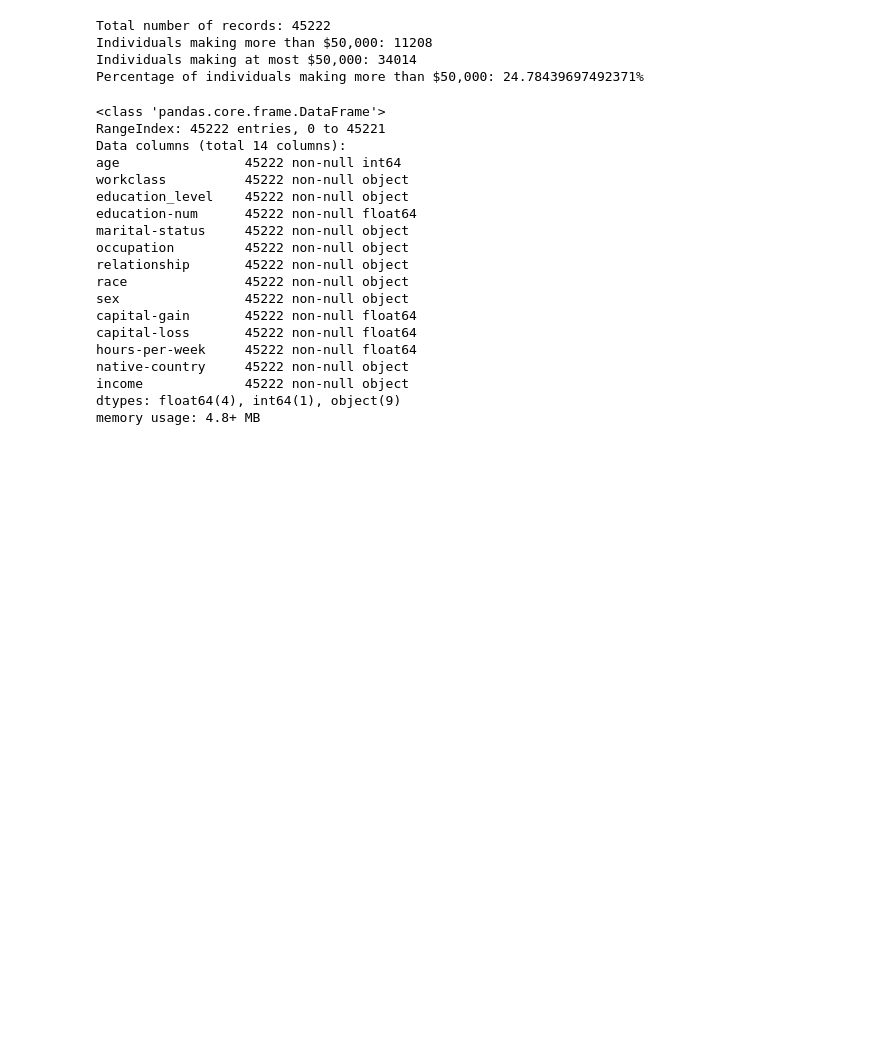
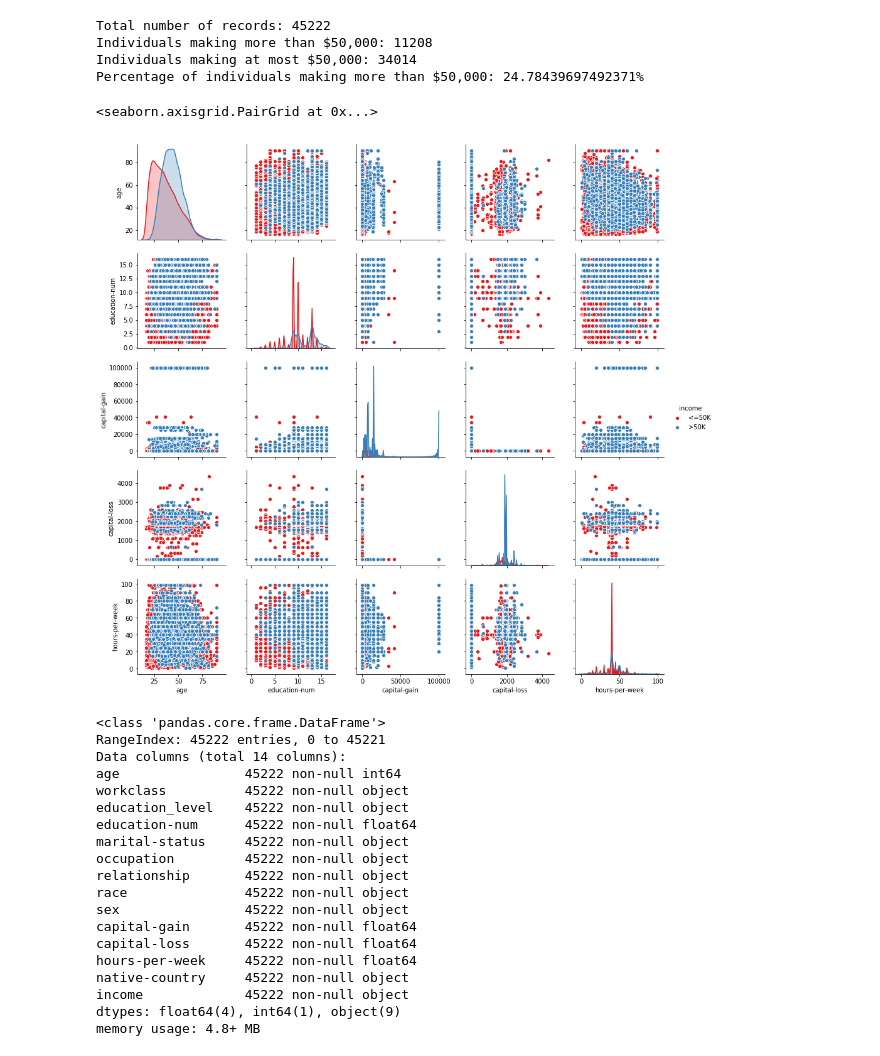
Before and after one commit to RayFromUiS/Finding_donors, a Jupyter notebook: finding_donors.ipynb, the cells around one changed output. Drawn from its saved outputs; the diff is of its cells as text; code cells hidden in the pictures; blank space fills up the shorter version.

```diff
--- a/finding_donors.ipynb
+++ b/finding_donors.ipynb
@@ -91,6 +91,11 @@ Total number of records: 45222
 Individuals making more than $50,000: 11208
 Individuals making at most $50,000: 34014
 Percentage of individuals making more than $50,000: 24.78439697492371%
+# %%
+sns.pairplot(data, palette='Set1', hue='income',kind ='scatter',dropna =True)
+# %% [output]
+<seaborn.axisgrid.PairGrid at 0x...>
+[figure, added]
 # %%
 data.info()
 # %% [output]
```
Also changed, not shown: parts of 9 cells of this notebook, 1 other file.
